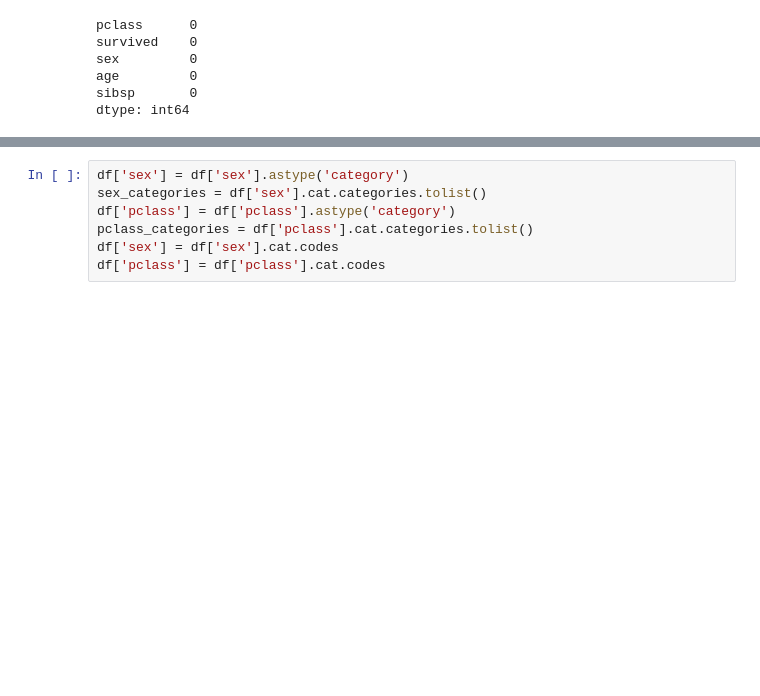
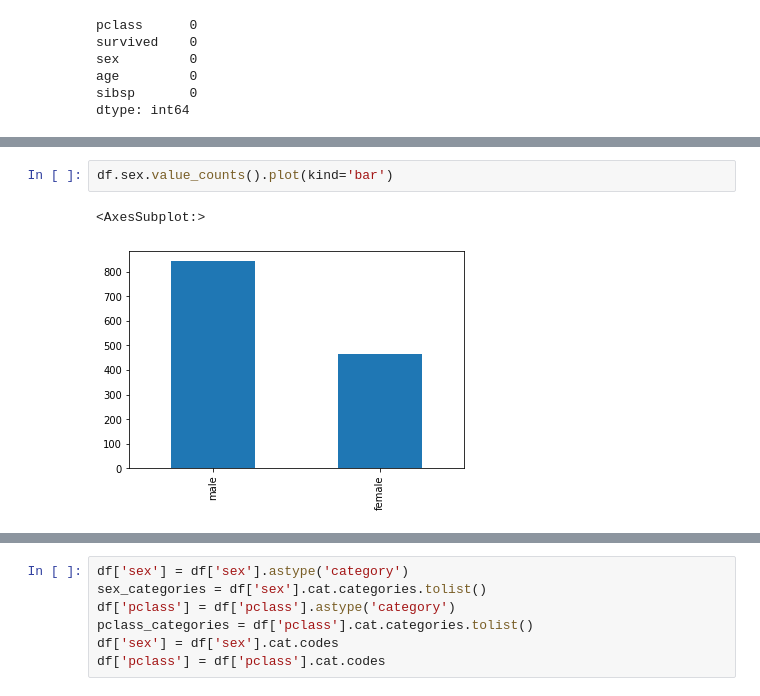
Before and after one commit to mycicle/cpe695, a Jupyter notebook: assignments/HW3/HW3.ipynb, the cells around one changed output, grey strips where cells are left out. Saved outputs shown, nothing was run; the diff lists cells and outputs as text; blank space fills up the shorter version.

```diff
--- a/assignments/HW3/HW3.ipynb
+++ b/assignments/HW3/HW3.ipynb
@@ -88,0 +94,5 @@ dtype: int64
+# %%
+df.sex.value_counts().plot(kind='bar')
+# %% [output]
+<AxesSubplot:>
+[figure, added]
```
Also changed, not shown: parts of 4 cells of this notebook.
